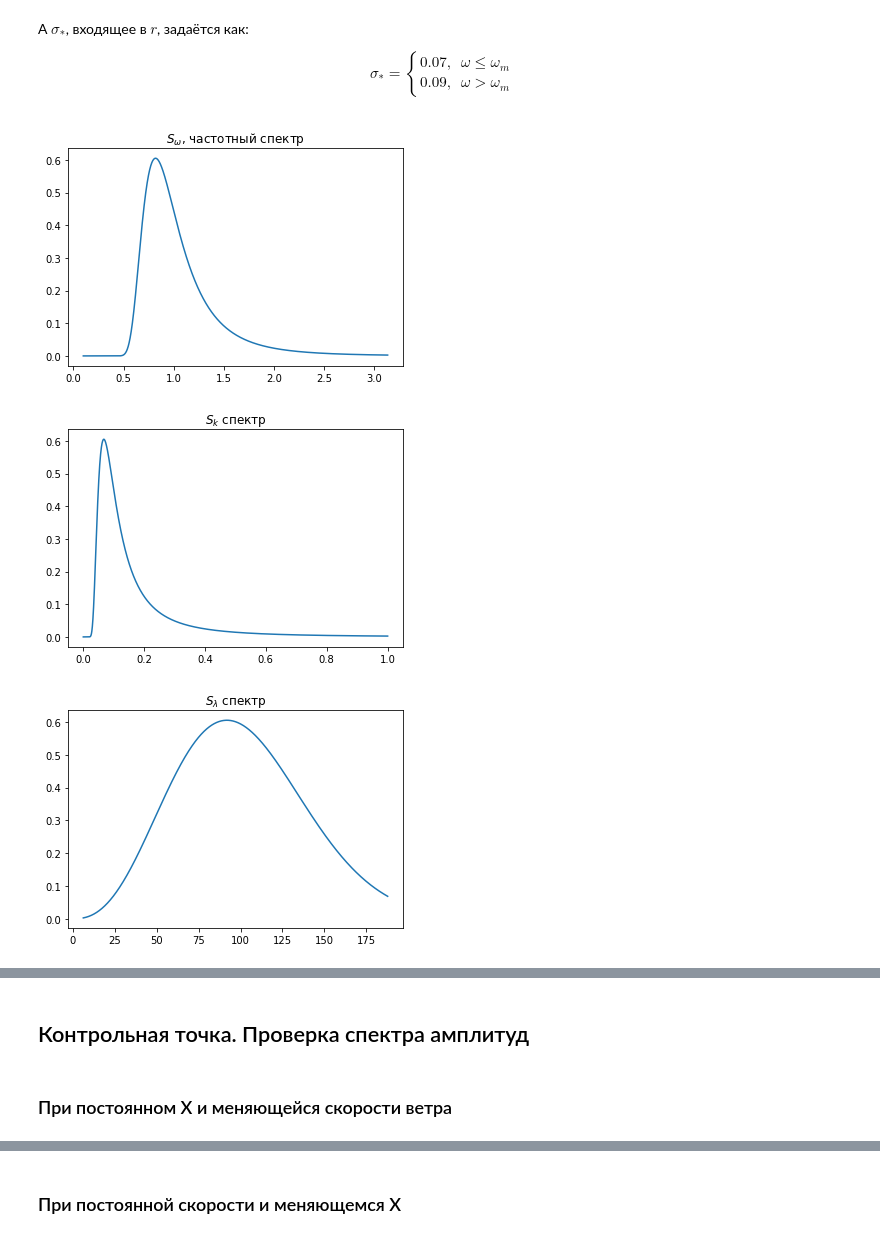
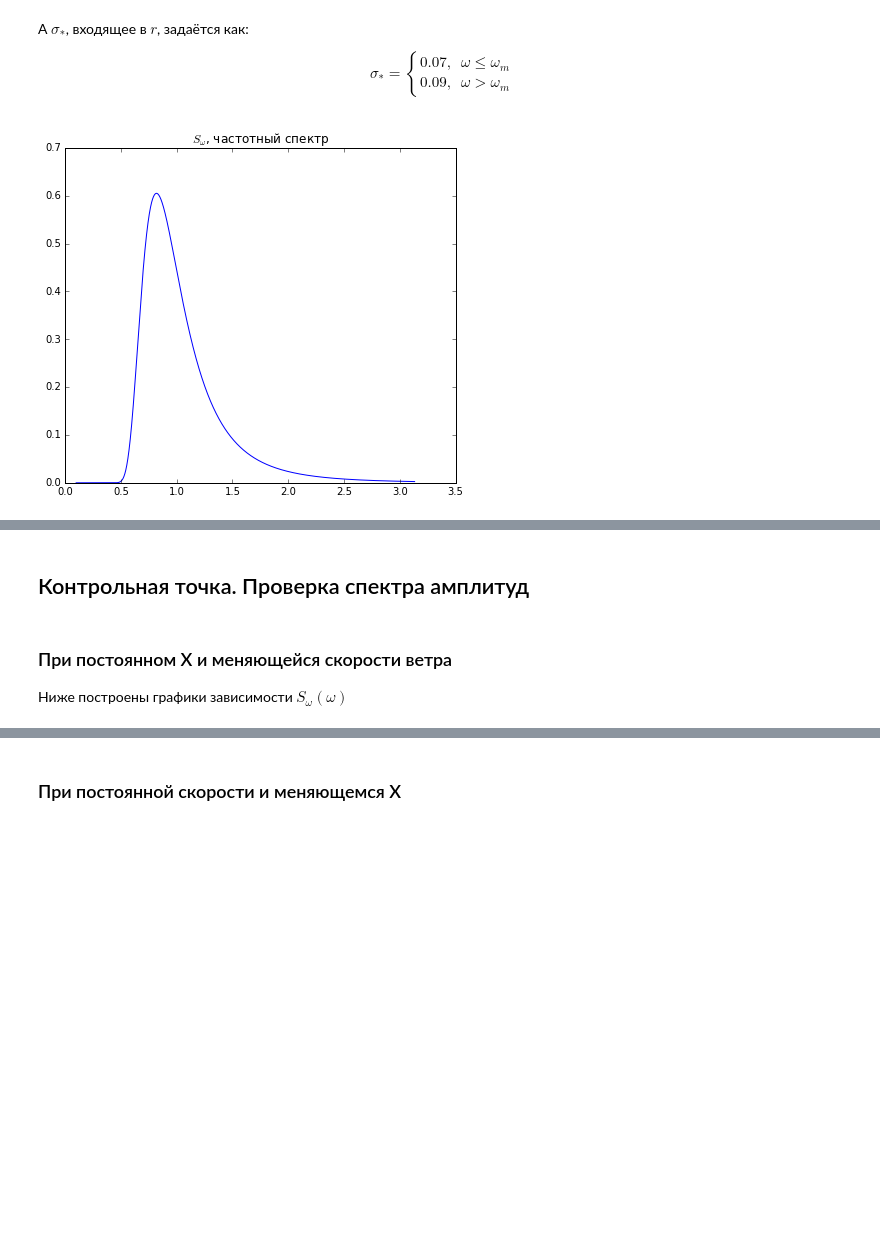
Before and after one commit to KirillPonur/water, a Jupyter notebook: model.ipynb, the cells around one changed output, grey strips where cells are left out. Cells and saved outputs as stored; diff of their text form; code cells hidden in the pictures; blank space fills up the shorter version.

```diff
--- a/model.ipynb
+++ b/model.ipynb
@@ -17,7 +17,8 @@ MathJax.Hub.Config({
 [interactive output not drawn]
 # %%
 %pylab inline
-# rcParams['figure.figsize'] = [10, 10]
+rcParams['figure.figsize'] = [7, 6]
+rcParams['axes.labelsize'] = 20
 from math import pi
 from IPython.display import display, Math,Latex
 import pandas as pd
@@ -71,8 +72,8 @@ k_m=\frac{\omega_m^2}{g}
 \omega_m^2=0.697\cdot \frac{g^2}{U_{10}^2} .
 \end{equation}
 # %%
-global g,omega_gk,omega_h,x__
-x__=20170
+global g,omega_gk,omega_h #объявление постоянных величин, которые встречаются во множестве формул
+x=20170
 g=9.81
 omega_gk=64
 omega_h=298
@@ -145,7 +146,7 @@ def Gamma(x):
           )
     return gamma
 # %%
-def S0(k,U10):
+def S0(k,U10,x):
     omega=omega_k(k)
     omega_m=omega_max(U10)
 
@@ -153,9 +154,9 @@ def S0(k,U10):
         r=(np.exp(-(omega-omega_m)**2/(2*sigma**2*omega_m**2)))
         return r
 
-    alpha=Alpha(x__)
+    alpha=Alpha(x)
 #     alpha=0.081
-    gamma=Gamma(x__)
+    gamma=Gamma(x)
 #     gamma=3.3
     sigma=Sigma(omega)
     a_m=a(U10)
@@ -168,24 +169,22 @@ def S0(k,U10):
 # %%
 U10=10
 y=[]
 k=np.linspace(0.001,1,10000)
 for i in k:
-    y.append(S0(i,U10))
+    y.append(S0(i,U10,x))
 
 plot(sqrt(k*g),y)
 title('$S_{\omega}$, частотный спектр')
 show()
-plot(k,y)
-title('$S_k$ спектр')
-show()
-lam=2*pi/k
-y=[y[i] for i in argsort(lam)]
-lam=sort(lam)
-plot(lam[0:argmax(y)+350],y[0:argmax(y)+350])
-title('$S_{\lambda}$ спектр')
-show()
+# plot(k,y)
+# title('$S_k$ спектр')
+# show()
+# lam=2*pi/k
+# y=[y[i] for i in argsort(lam)]
+# lam=sort(lam)
+# plot(lam[0:argmax(y)+350],y[0:argmax(y)+350])
+# title('$S_{\lambda}$ спектр')
+# show()
 # %% [output]
-[figure, old version]
+[figure, new version]
-[figure, removed]
-[figure, removed]
 # %%
@@ -217,4 +216,6 @@ MathJax.Hub.Config({
 ## Контрольная точка. Проверка спектра амплитуд
 # %% [markdown]
 ### При постоянном X и меняющейся скорости ветра
+
+Ниже построены графики зависимости $S_{\omega}(\omega)$
 # %%
```
Also changed, not shown: parts of 15 cells of this notebook.
